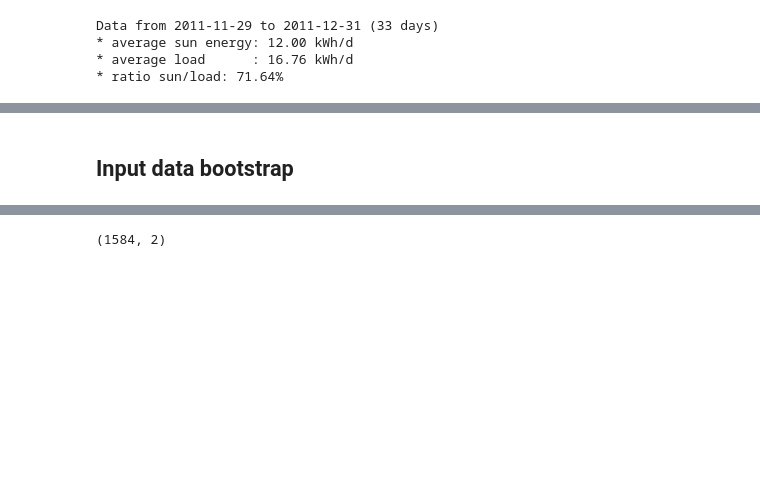
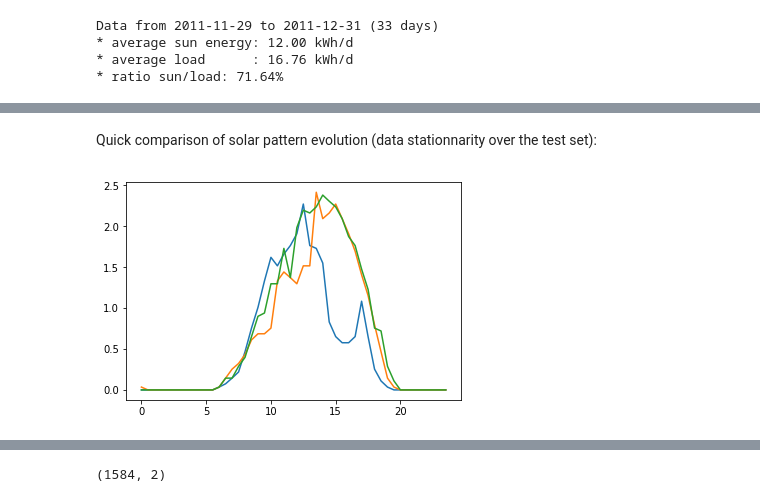
Before and after one commit to pierre-haessig/solarhome-control-bench, a Jupyter notebook: data/data_variability_bootstrap.ipynb, the cells around one changed output, grey strips where cells are left out. Cells and saved outputs as stored; diff of their text form; code cells hidden in the pictures; blank space fills up the shorter version.

```diff
--- a/data/data_variability_bootstrap.ipynb
+++ b/data/data_variability_bootstrap.ipynb
@@ -63,2 +65,8 @@ fig.tight_layout()
-# %% [markdown]
-## Input data bootstrap
+# %% [markdown]
+Quick comparison of solar pattern evolution (data stationnarity over the test set):
+# %%
+plt.plot(np.arange(48)*dt, P_sun['2011-11-29']);
+plt.plot(np.arange(48)*dt, P_sun['2011-12-01']);
+plt.plot(np.arange(48)*dt, P_sun['2011-12-28']);
+# %% [output]
+[figure, added]
```
Also changed, not shown: parts of 24 cells of this notebook, 3 other files.
